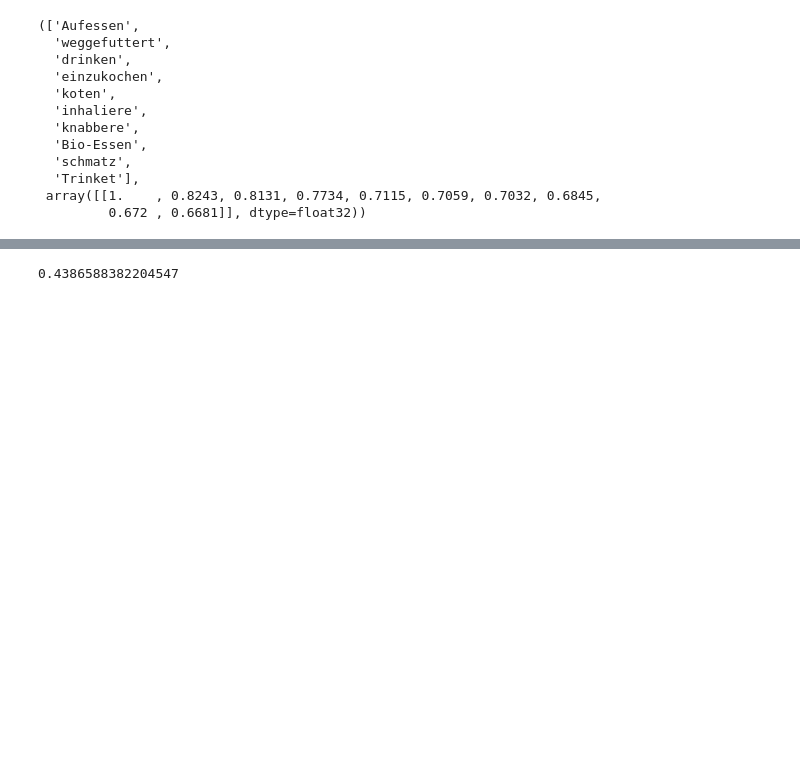
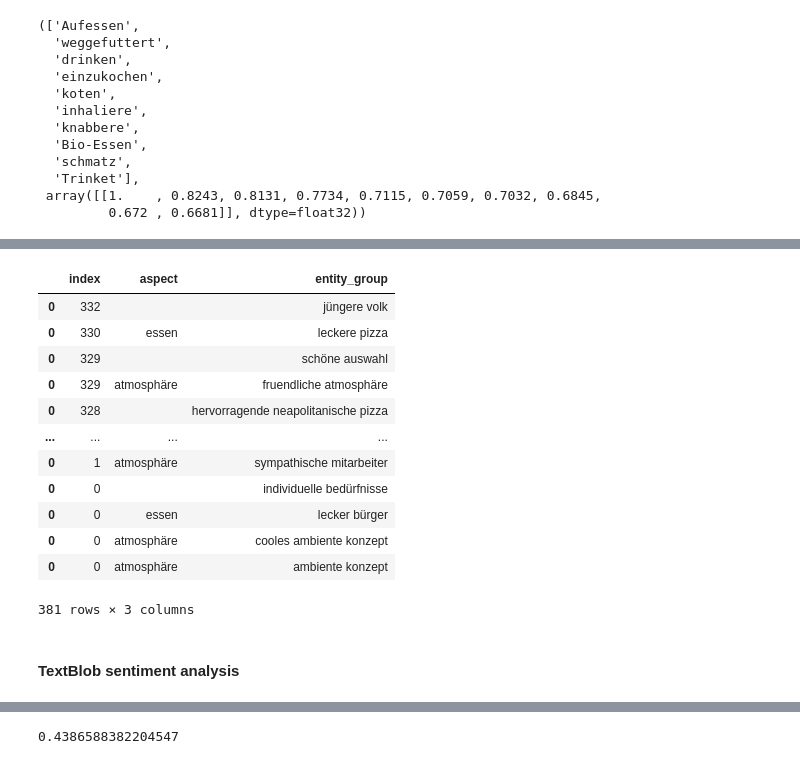
Before and after one commit to Herb-sh/NLPGoogleReviewSummary, a Jupyter notebook: nlp-labeling.ipynb, the cells around one changed output, grey strips where cells are left out. Drawn from its saved outputs; the diff is of its cells as text; code cells hidden in the pictures; blank space fills up the shorter version.

Commit message:
NLP labeling - text blob sentiment analysis

```diff
--- a/nlp-labeling.ipynb
+++ b/nlp-labeling.ipynb
@@ -23,7 +24,7 @@ df.head()
 | 3 | 3 | gestern dritt selben burger beste... | 1.0 |
 | 4 | 4 | fanden burger restaurant klasse i... | 4.0 |
 # %%
-categories = ['essen', 'gaststättengewerbe', 'atmosphäre', 'preis', 'warten']
+categories = ['essen', 'service', 'atmosphäre', 'preis', 'warten']
 # %%
 def spacy_most_similar(word, topn=10):
     ms = nlp.vocab.vectors.most_similar(
@@ -54,11 +57,11 @@ patterns = [
 ]
 matcher.add("category", patterns)
 
-df_matches = pd.DataFrame([], columns=['index', 'matches'])
+df_matches = pd.DataFrame([], columns=['index', 'aspect', 'entity_group'])
 
 similarity_min = 0.4
 
-for rowIndex, wordText in enumerate(df['caption'][:5]):
+for rowIndex, wordText in enumerate(df['caption']):
     doc = nlp(wordText)
     matches = matcher(doc)
     #print(rowIndex, len(matches))
@@ -66,29 +69,50 @@ for rowIndex, wordText in enumerate(df['caption'][:5]):
     for match_id, start, end in matches:
         string_id = nlp.vocab.strings[match_id]
         span = doc[start:end]
-        #print(span)
+
         for i, s in enumerate(span):
             if s.pos_ in ['NOUN']:
+                category = ''
+                similarity = 0
+
                 similarity_cat0 = nlp(categories[0]).similarity(span)
                 if similarity_cat0 > similarity_min: # fits into
-                    print(rowIndex, ' - ', categories[0], ' - ', span, ' - ', similarity_cat0)
+                    category = categories[0]
+                    similarity = similarity_cat0
+                    #print(rowIndex, ' - ', categories[0], ' - ', span, ' - ', similarity_cat0)
 
+                print(span)
                 similarity_cat1 = nlp(categories[1]).similarity(span)
                 if similarity_cat1 > similarity_min: # fits into
-                    print(rowIndex, ' - ', categories[1], ' - ', span, ' - ', similarity_cat1)
+                    category = categories[1]
+                    similarity = similarity_cat1
+                    #print(rowIndex, ' - ', categories[1], ' - ', span, ' - ', similarity_cat1)
 
                 similarity_cat2 = nlp(categories[2]).similarity(span)
                 if similarity_cat2 > similarity_min: # fits into
-                    print(rowIndex, ' - ', categories[2], ' - ', span, ' - ', similarity_cat2)
+                    category = categories[2]
+                    similarity = similarity_cat2
+                    #print(rowIndex, ' - ', categories[2], ' - ', span, ' - ', similarity_cat2)
 
                 similarity_cat3 = nlp(categories[3]).similarity(span)
                 if similarity_cat3 > similarity_min: # fits into
-                    print(rowIndex, ' - ', categories[3], ' - ', span, ' - ', similarity_cat3)
+                    category = categories[3]
+                    similarity = similarity_cat3
+                    #print(rowIndex, ' - ', categories[3], ' - ', span, ' - ', similarity_cat3)
 
                 similarity_cat4 = nlp(categories[4]).similarity(span)
                 if similarity_cat4 > similarity_min: # fits into
-                    print(rowIndex, ' - ', categories[4], ' - ', span, ' - ', similarity_cat4)
-    df_matches = pd.concat([pd.DataFrame({'index': rowIndex, 'matches': matches}, columns=df_matches.columns), df_matches])
+                    category = categories[4]
+                    similarity = similarity_cat4
+                    #print(rowIndex, ' - ', categories[4], ' - ', span, ' - ', similarity_cat4)
 
-#print(len(df_matches))
+                #print({'index': rowIndex,
+                #       'aspect': category,
+                #       'entity_group': span.text,
+                #       })
+                df_matches = pd.concat([pd.DataFrame({'index': rowIndex,
+                                                      'aspect': category,
+                                                      'entity_group': span.text,
+                                                      }, columns=df_matches.columns, index=[0]),
+                                        df_matches])
 # %% [output]
@@ -139,0 +172,18 @@ for rowIndex, wordText in enumerate(df['caption']):
+# %%
+df_matches
+# %% [output]
+|  | index | aspect | entity_group |
+| 0 | 332 |  | jüngere volk |
+| 0 | 330 | essen | leckere pizza |
+| 0 | 329 |  | schöne auswahl |
+| 0 | 329 | atmosphäre | fruendliche atmosphäre |
+| 0 | 328 |  | hervorragende neapolitanische pizza |
+| ... | ... | ... | ... |
+| 0 | 1 | atmosphäre | sympathische mitarbeiter |
+| 0 | 0 |  | individuelle bedürfnisse |
+| 0 | 0 | essen | lecker bürger |
+| 0 | 0 | atmosphäre | cooles ambiente konzept |
+| 0 | 0 | atmosphäre | ambiente konzept |
+381 rows × 3 columns
+# %% [markdown]
+#### TextBlob sentiment analysis
```
Also changed, not shown: parts of 6 cells of this notebook, 5 other files.
